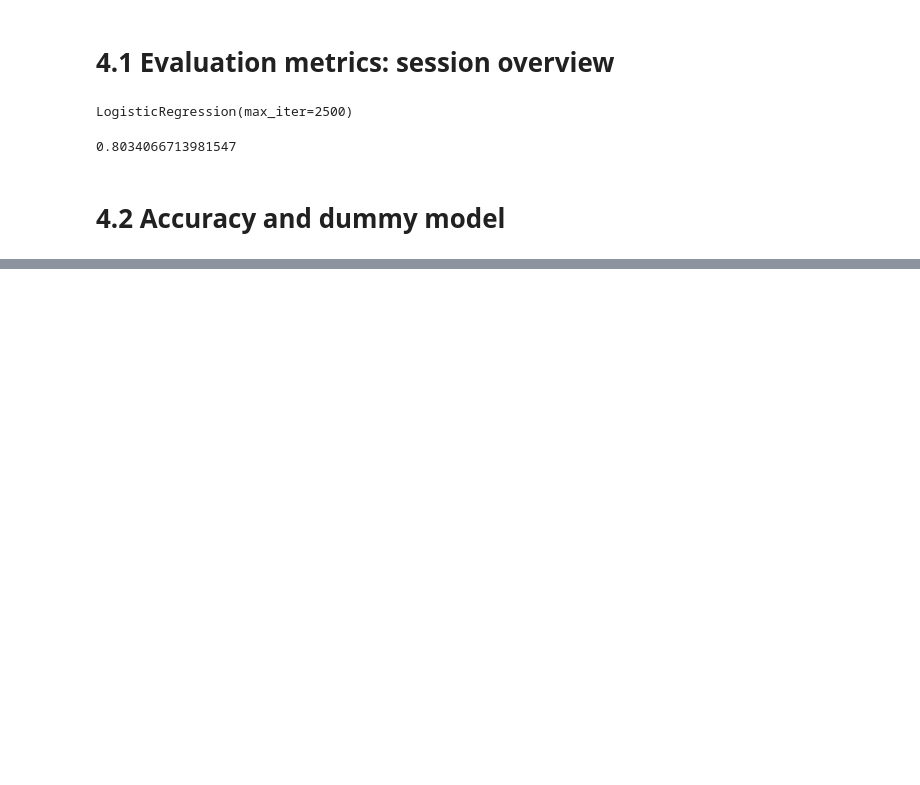
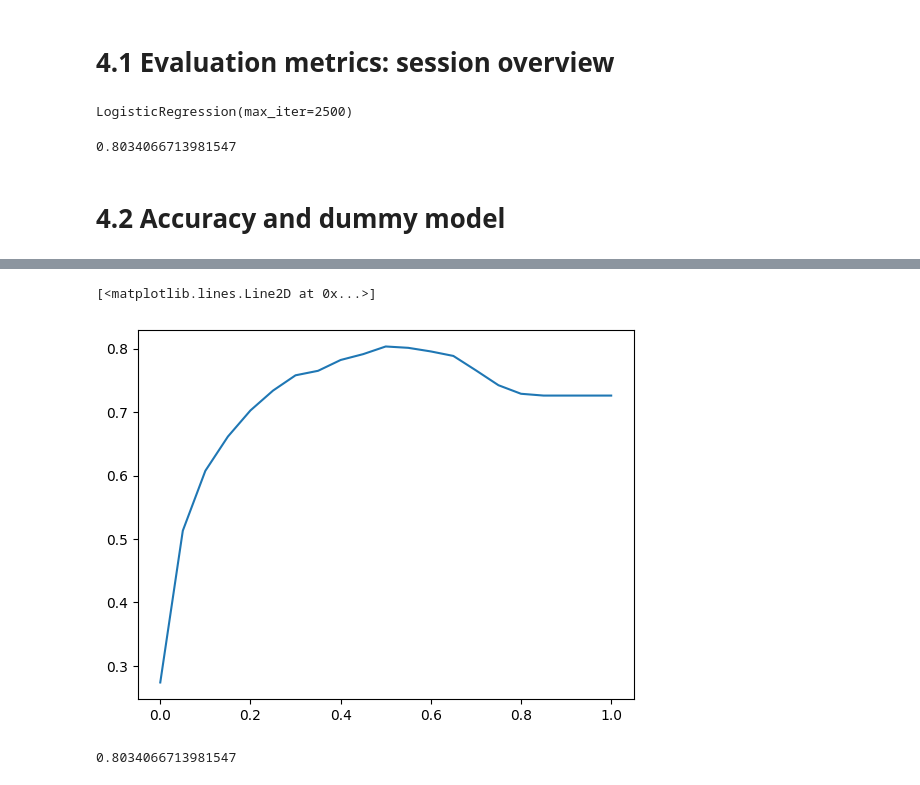
Before and after one commit to RaDilsara/ML-Zoomcamp, a Jupyter notebook: Evaluation/Evaluation.ipynb, the cells around one changed output, grey strips where cells are left out. Drawn from its saved outputs; the diff is of its cells as text; code cells hidden in the pictures; blank space fills up the shorter version.

```diff
--- a/Evaluation/Evaluation.ipynb
+++ b/Evaluation/Evaluation.ipynb
@@ -80,0 +93,8 @@ print((y_val == churn_decision).mean())
+# %%
+thresholds = np.linspace(0,1,21)
+scores = []
+for i in thresholds:
+    churn_decision = (y_pred >= i)
+    score = (y_val == churn_decision).mean()
+    print("%.2f, %3f"%(i,score))
+    scores.append(score)
@@ -80,0 +119,5 @@ print((y_val == churn_decision).mean())
+# %%
+plt.plot(thresholds,scores)
+# %% [output]
+[<matplotlib.lines.Line2D at 0x...>]
+[figure, added]
@@ -80,0 +126,4 @@ print((y_val == churn_decision).mean())
+# %%
+accuracy_score(y_val,y_pred >= 0.5)
+# %% [output]
+0.8034066713981547
```
Also changed, not shown: parts of 6 cells of this notebook.
